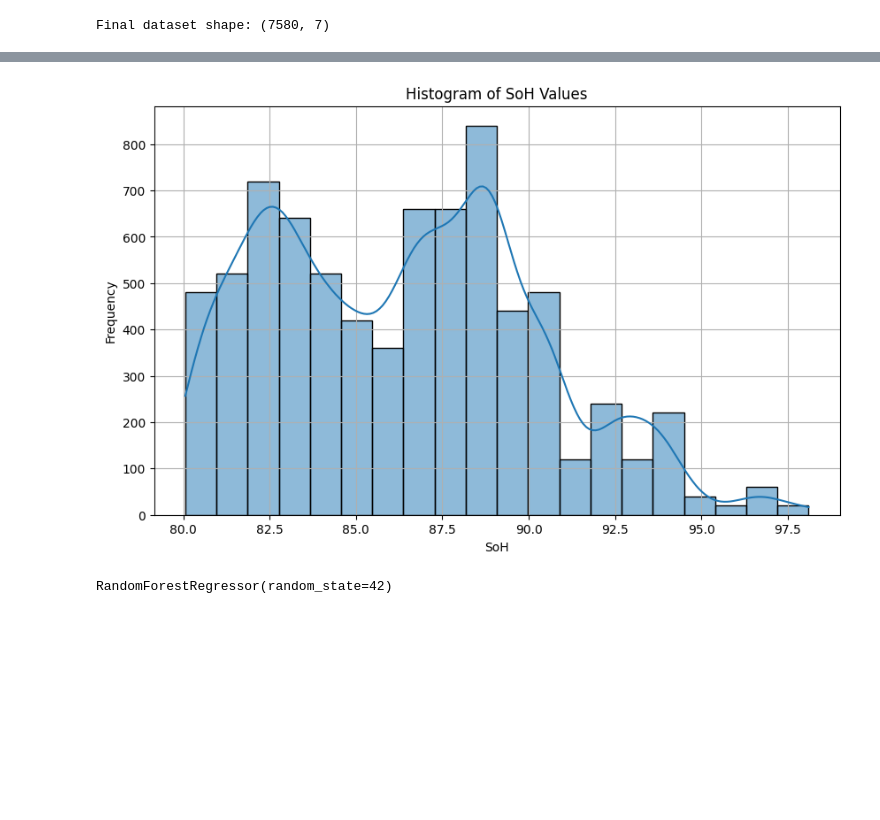
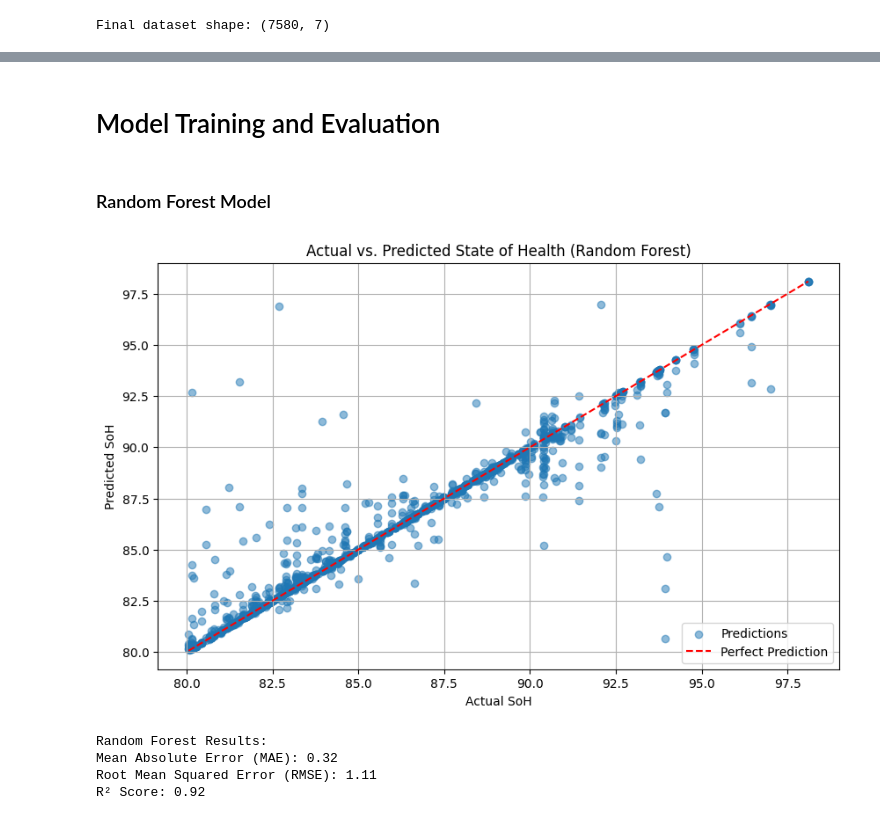
Before and after one commit to NandoG1/Comparative-Analysis-of-Machine-Learning-Models-for-Estimating-Li-ion-Batteries-State-of-Health, a Jupyter notebook: code.ipynb, the cells around one changed output, grey strips where cells are left out. Saved outputs shown, nothing was run; the diff lists cells and outputs as text; code cells hidden in the pictures; blank space fills up the shorter version.

```diff
--- a/code.ipynb
+++ b/code.ipynb
@@ -284,11 +241,0 @@ plt.show()
-# %%
-
-plt.figure(figsize=(10, 6))
-sb.histplot(full_dataset['SoH'], bins=20, kde=True)
-plt.title('Histogram of SoH Values')
-plt.xlabel('SoH')
-plt.ylabel('Frequency')
-plt.grid(True)
-plt.show()
-# %% [output]
-[figure, removed]
@@ -295,30 +260,40 @@ plt.show()
+# %% [markdown]
+# Model Training and Evaluation
+# %% [markdown]
+### Random Forest Model
 # %%
-from sklearn.ensemble import RandomForestRegressor
-from sklearn.model_selection import train_test_split
-
-
-
-X = full_dataset[[
-    'Voltage_measured',
-    'Current_measured',
-    'Temperature_measured',
-    'SoC',
-    'cycle_number'
-]]
-y = full_dataset['SoH']
-
-
-
-# Split data into training and testing sets
-X_train, X_test, y_train, y_test = train_test_split(X, y, test_size=0.2, random_state=42)
-
-X_train = scaler.fit_transform(X_train)
-X_test = scaler.transform(X_test)
-
-
-
-# Train the model
+# Train model
 model = RandomForestRegressor(n_estimators=100, random_state=42)
 model.fit(X_train, y_train)
+
+# Predict test set
+y_pred = model.predict(X_test)
+
+# Evaluate model
+mae = mean_absolute_error(y_test, y_pred)
+rmse = np.sqrt(mean_squared_error(y_test, y_pred))
+r2 = r2_score(y_test, y_pred)
+
+# Visualize predictions
+plt.figure(figsize=(10, 6))
+plt.scatter(y_test, y_pred, alpha=0.5, label='Predictions')
+plt.plot([min(y_test), max(y_test)], [min(y_test), max(y_test)],
+         color='red', linestyle='--', label='Perfect Prediction')
+plt.xlabel('Actual SoH')
+plt.ylabel('Predicted SoH')
+plt.title('Actual vs. Predicted State of Health (Random Forest)')
+plt.legend(loc='lower right')
+plt.grid(True)
+plt.show()
+
+# Print metrics
+print(f"Random Forest Results:")
+print(f"Mean Absolute Error (MAE): {mae:.2f}")
+print(f"Root Mean Squared Error (RMSE): {rmse:.2f}")
+print(f"R² Score: {r2:.2f}")
 # %% [output]
+[figure, added]
-RandomForestRegressor(random_state=42)
+Random Forest Results:
+Mean Absolute Error (MAE): 0.32
+Root Mean Squared Error (RMSE): 1.11
+R² Score: 0.92
```
Also changed, not shown: parts of 30 cells of this notebook.
